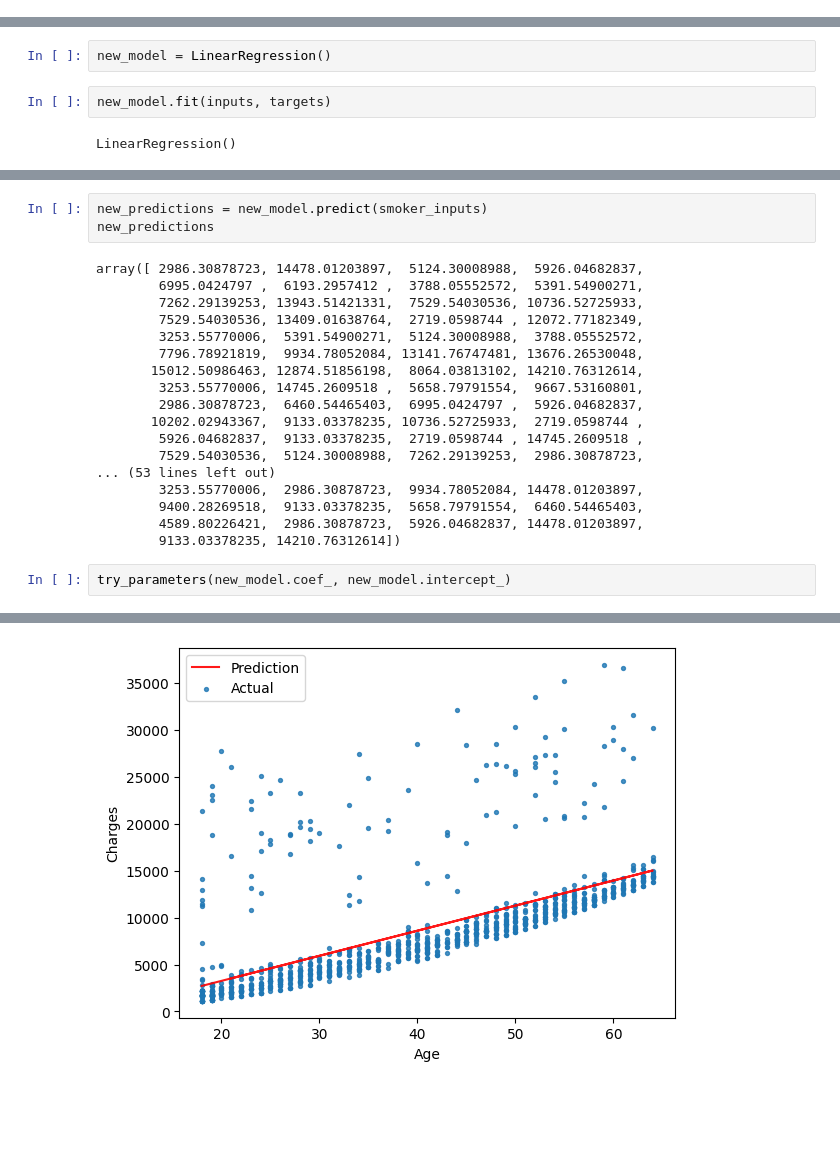
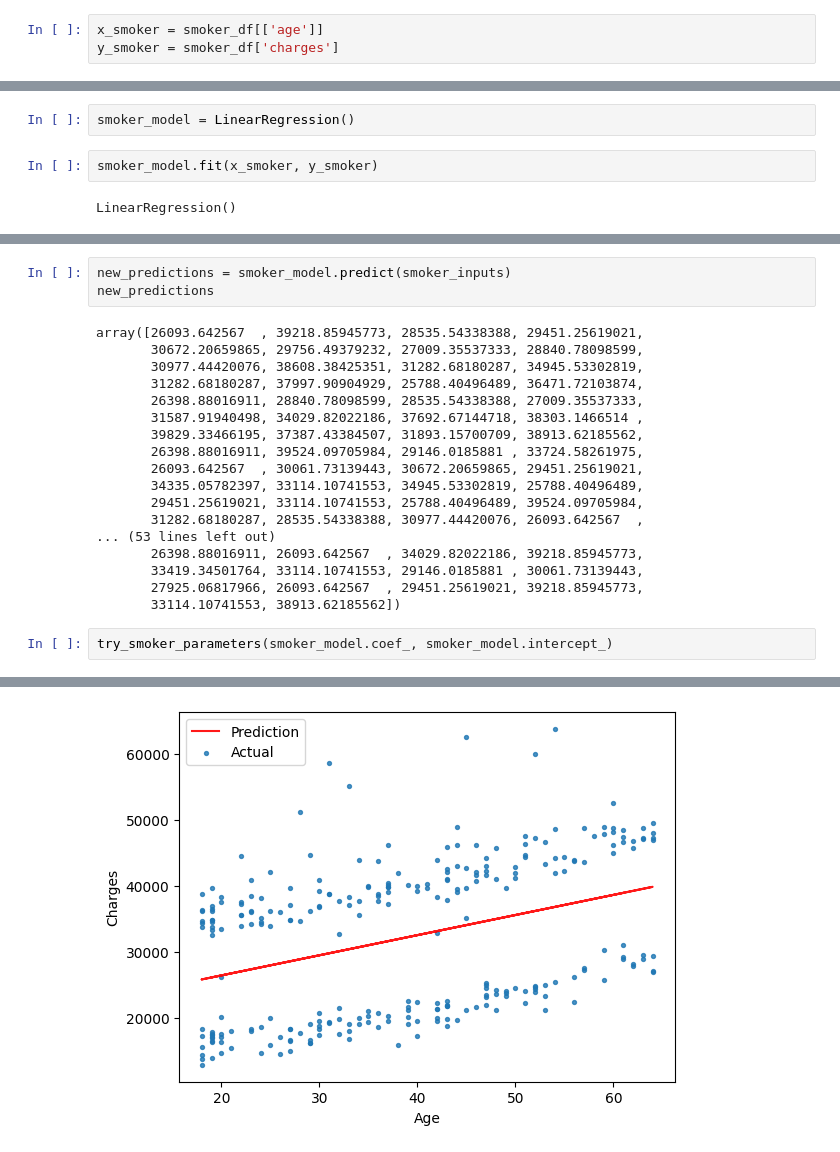
Before and after one commit to starkMrSnow/Medical-cost-prediction, a Jupyter notebook: medical-cost-prediction.ipynb, the cells around one changed output, grey strips where cells are left out. Saved outputs shown, nothing was run; the diff lists cells and outputs as text; blank space fills up the shorter version.

Commit message:
Change: Linear regression Model for smokers data

```diff
--- a/medical-cost-prediction.ipynb
+++ b/medical-cost-prediction.ipynb
@@ -468,6 +468,9 @@ RMSE Loss:  4950.755108149788
 [figure]
 # %%
 smoker_df = medical_df[medical_df.smoker == 'yes']
+# %%
+x_smoker = smoker_df[['age']]
+y_smoker = smoker_df['charges']
 # %%
 plt.title('Age vs. Charges')
 sns.scatterplot(data=smoker_df, x='age', y='charges', alpha=0.7, s=15);
@@ -538,9 +541,9 @@ smoker.targes.shape : (1064,)
 # %%
 from sklearn.linear_model import LinearRegression
 # %%
-new_model = LinearRegression()
+smoker_model = LinearRegression()
 # %%
-new_model.fit(inputs, targets)
+smoker_model.fit(x_smoker, y_smoker)
 # %% [output]
 LinearRegression()
 # %%
@@ -573,24 +576,24 @@ array([ 4857.05117705,  5926.04682837, 13676.26530048])
 # %%
-new_predictions = new_model.predict(smoker_inputs)
+new_predictions = smoker_model.predict(smoker_inputs)
 new_predictions
 # %% [output]
-array([ 2986.30878723, 14478.01203897,  5124.30008988,  5926.04682837,
-        6995.0424797 ,  6193.2957412 ,  3788.05552572,  5391.54900271,
-        7262.29139253, 13943.51421331,  7529.54030536, 10736.52725933,
-        7529.54030536, 13409.01638764,  2719.0598744 , 12072.77182349,
-        3253.55770006,  5391.54900271,  5124.30008988,  3788.05552572,
-        7796.78921819,  9934.78052084, 13141.76747481, 13676.26530048,
-       15012.50986463, 12874.51856198,  8064.03813102, 14210.76312614,
-        3253.55770006, 14745.2609518 ,  5658.79791554,  9667.53160801,
-        2986.30878723,  6460.54465403,  6995.0424797 ,  5926.04682837,
-       10202.02943367,  9133.03378235, 10736.52725933,  2719.0598744 ,
-        5926.04682837,  9133.03378235,  2719.0598744 , 14745.2609518 ,
-        7529.54030536,  5124.30008988,  7262.29139253,  2986.30878723,
+array([26093.642567  , 39218.85945773, 28535.54338388, 29451.25619021,
+       30672.20659865, 29756.49379232, 27009.35537333, 28840.78098599,
+       30977.44420076, 38608.38425351, 31282.68180287, 34945.53302819,
+       31282.68180287, 37997.90904929, 25788.40496489, 36471.72103874,
+       26398.88016911, 28840.78098599, 28535.54338388, 27009.35537333,
+       31587.91940498, 34029.82022186, 37692.67144718, 38303.1466514 ,
+       39829.33466195, 37387.43384507, 31893.15700709, 38913.62185562,
+       26398.88016911, 39524.09705984, 29146.0185881 , 33724.58261975,
+       26093.642567  , 30061.73139443, 30672.20659865, 29451.25619021,
+       34335.05782397, 33114.10741553, 34945.53302819, 25788.40496489,
+       29451.25619021, 33114.10741553, 25788.40496489, 39524.09705984,
+       31282.68180287, 28535.54338388, 30977.44420076, 26093.642567  ,
 ... (53 lines left out)
-        3253.55770006,  2986.30878723,  9934.78052084, 14478.01203897,
-        9400.28269518,  9133.03378235,  5658.79791554,  6460.54465403,
-        4589.80226421,  2986.30878723,  5926.04682837, 14478.01203897,
-        9133.03378235, 14210.76312614])
+       26398.88016911, 26093.642567  , 34029.82022186, 39218.85945773,
+       33419.34501764, 33114.10741553, 29146.0185881 , 30061.73139443,
+       27925.06817966, 26093.642567  , 29451.25619021, 39218.85945773,
+       33114.10741553, 38913.62185562])
 # %%
-try_parameters(new_model.coef_, new_model.intercept_)
+try_smoker_parameters(smoker_model.coef_, smoker_model.intercept_)
 # %% [output]
@@ -598 +601 @@ RMSE Loss:  4662.505766636395
-[figure, old version]
+[figure, new version]
```
Also changed, not shown: parts of 4 cells of this notebook.
